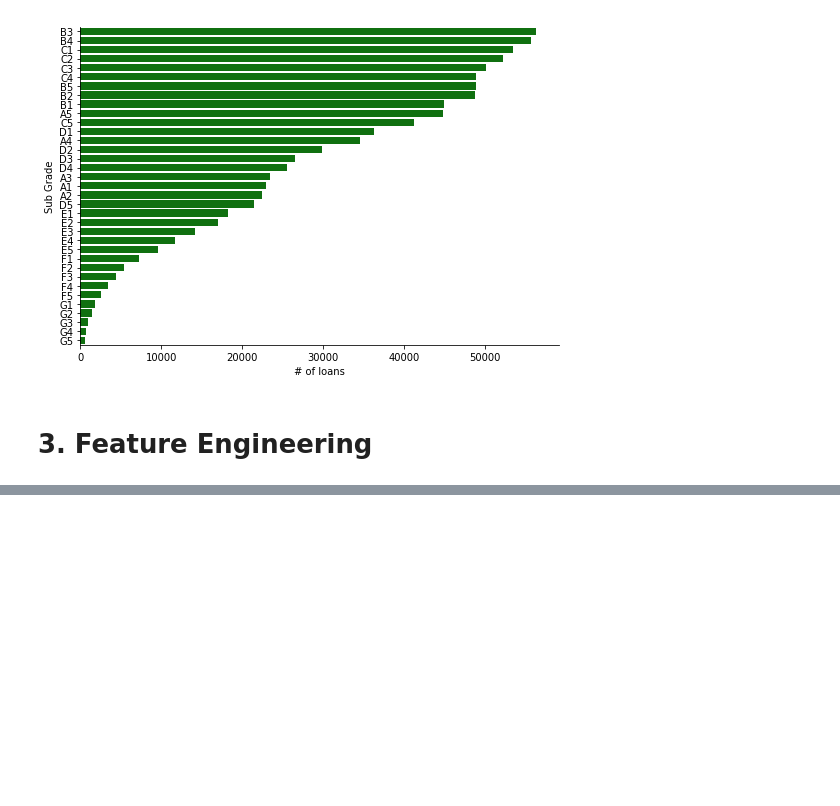
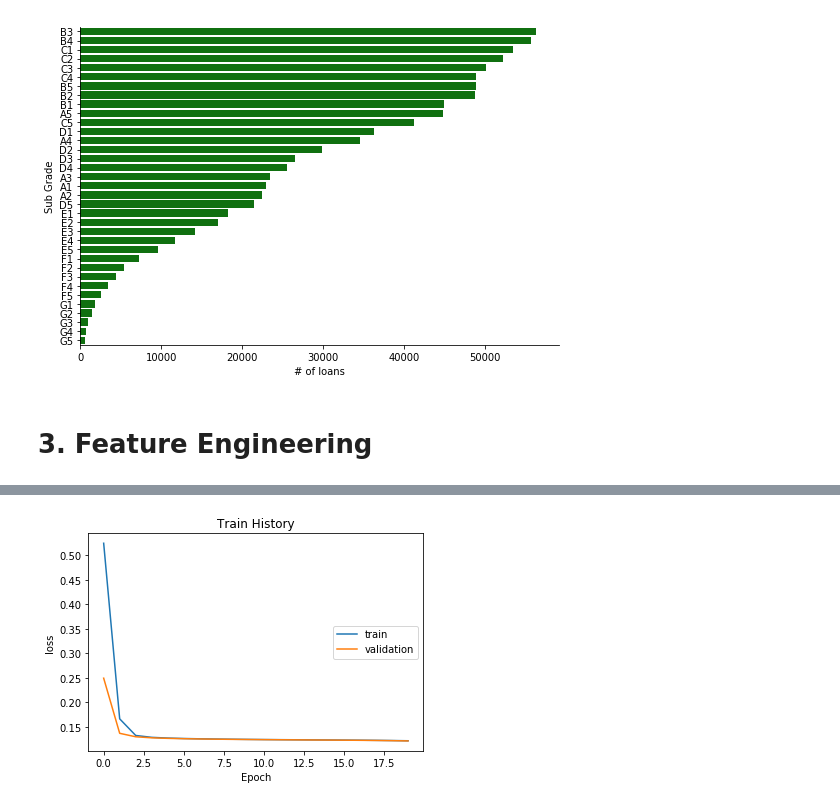
Before and after one commit to johnny12150/DSS_P2P, a Jupyter notebook: notebook/Grade - MLP.ipynb, the cells around one changed output, grey strips where cells are left out. Drawn from its saved outputs; the diff is of its cells as text; code cells hidden in the pictures; blank space fills up the shorter version.

```diff
--- a/notebook/Grade - MLP.ipynb
+++ b/notebook/Grade - MLP.ipynb
@@ -173,0 +293,4 @@ sns.catplot(y='sub_grade', data=Loan_order, kind='count',
+# %%
+show_train_history(train_history, 'loss', 'val_loss')
+# %% [output]
+[figure, added]
```
Also changed, not shown: parts of 19 cells of this notebook.
